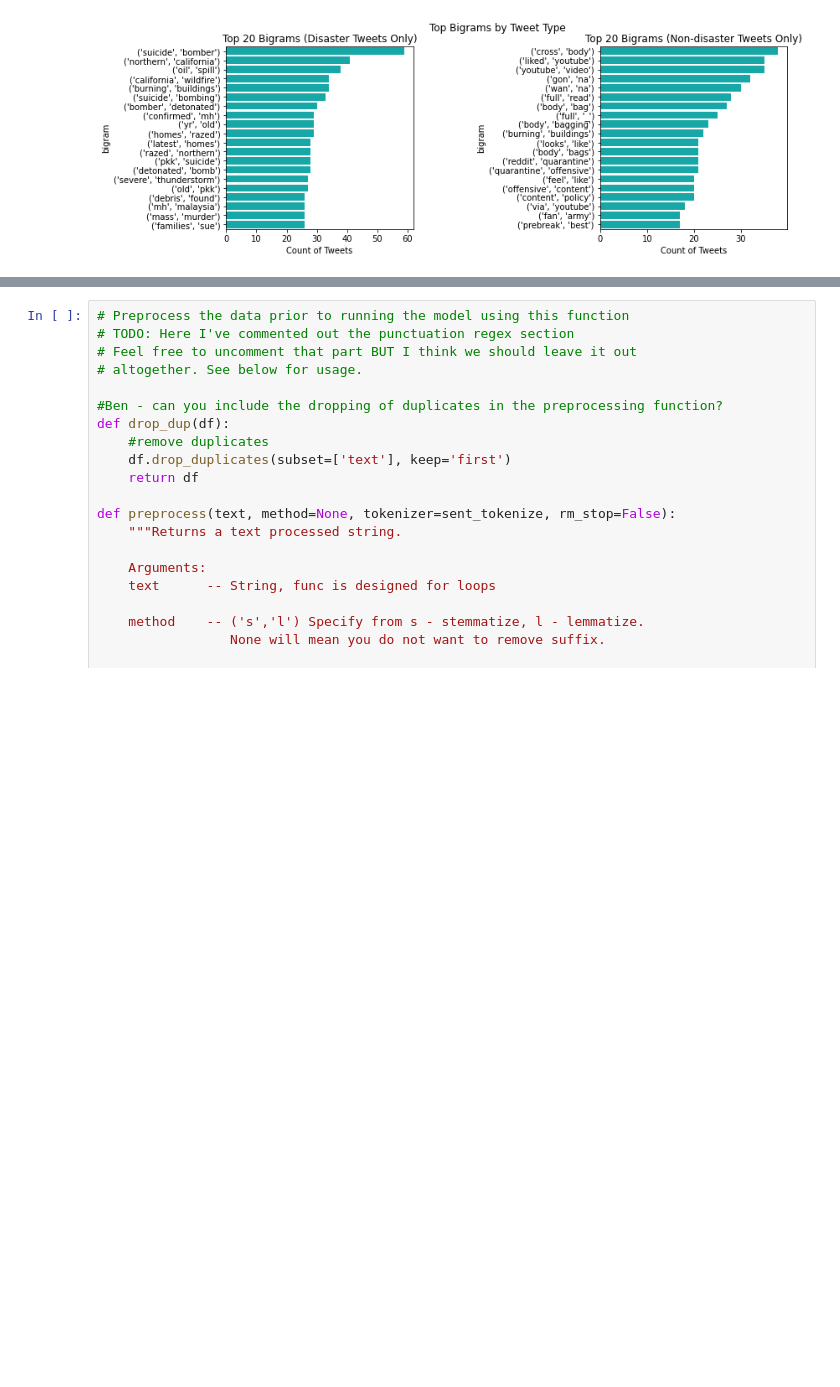
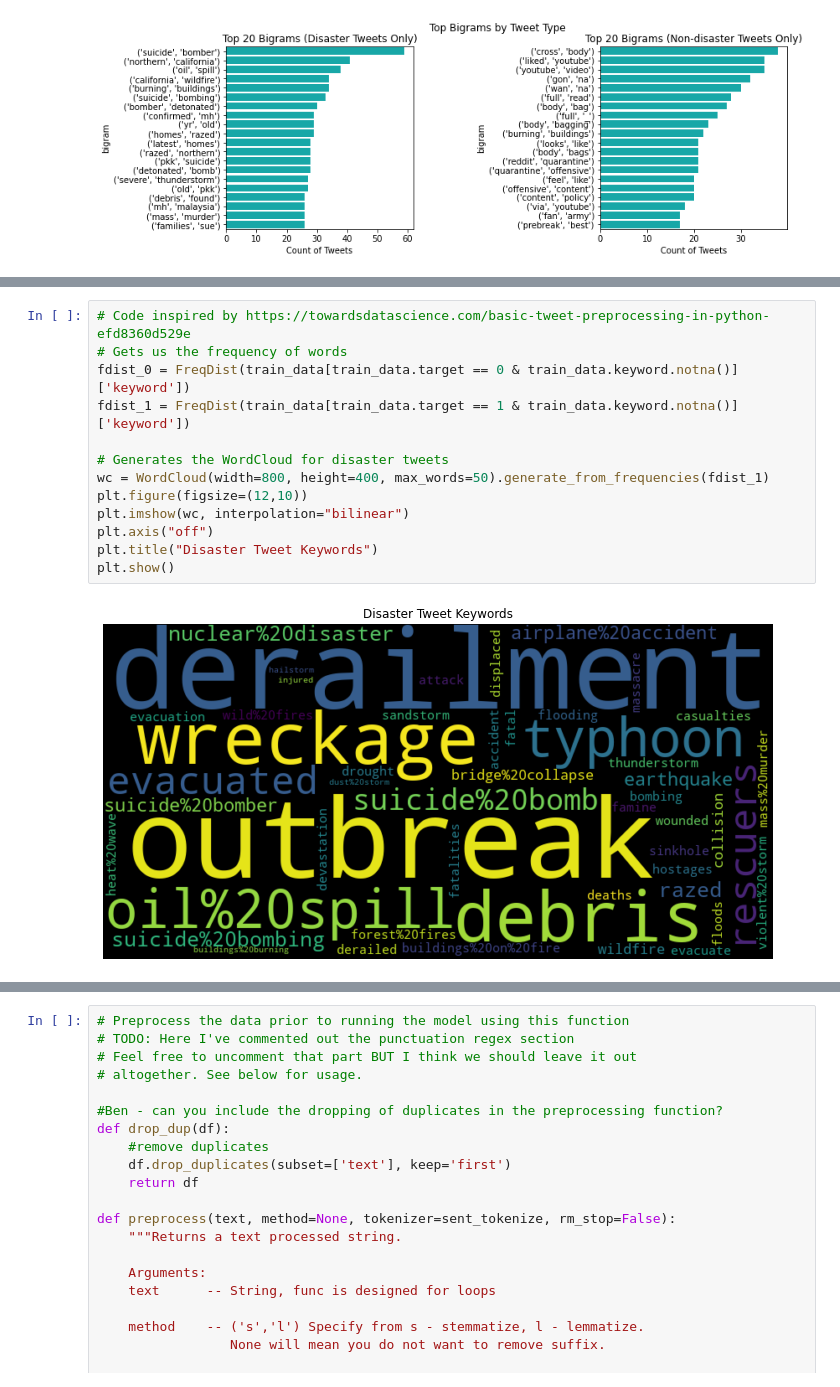
Before and after one commit to benon33/w207-final, a Jupyter notebook: Final Project.ipynb, the cells around one changed output, grey strips where cells are left out. Saved outputs shown, nothing was run; the diff lists cells and outputs as text; blank space fills up the shorter version.

```diff
--- a/Final Project.ipynb
+++ b/Final Project.ipynb
@@ -409,0 +409,15 @@ print(df_train.head(10))
+# %%
+# Code inspired by https://towardsdatascience.com/basic-tweet-preprocessing-in-python-efd8360d529e
+# Gets us the frequency of words
+fdist_0 = FreqDist(train_data[train_data.target == 0 & train_data.keyword.notna()]['keyword'])
+fdist_1 = FreqDist(train_data[train_data.target == 1 & train_data.keyword.notna()]['keyword'])
+
+# Generates the WordCloud for disaster tweets
+wc = WordCloud(width=800, height=400, max_words=50).generate_from_frequencies(fdist_1)
+plt.figure(figsize=(12,10))
+plt.imshow(wc, interpolation="bilinear")
+plt.axis("off")
+plt.title("Disaster Tweet Keywords")
+plt.show()
+# %% [output]
+[figure, added]
```
Also changed, not shown: parts of 32 cells of this notebook, 2 other files.
